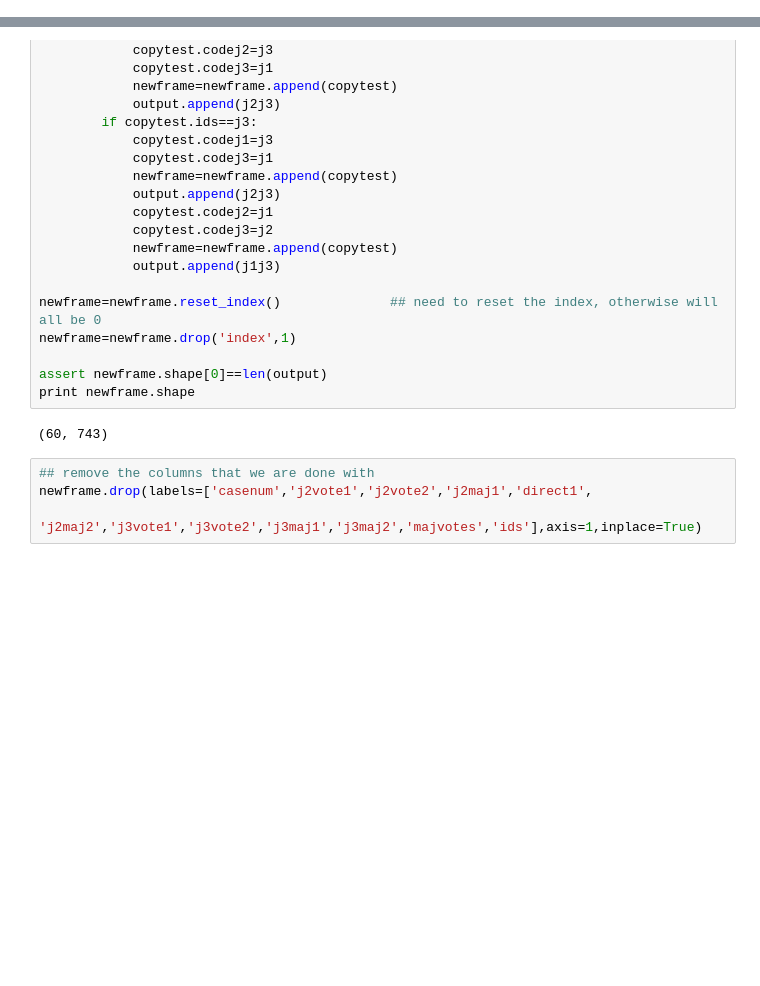
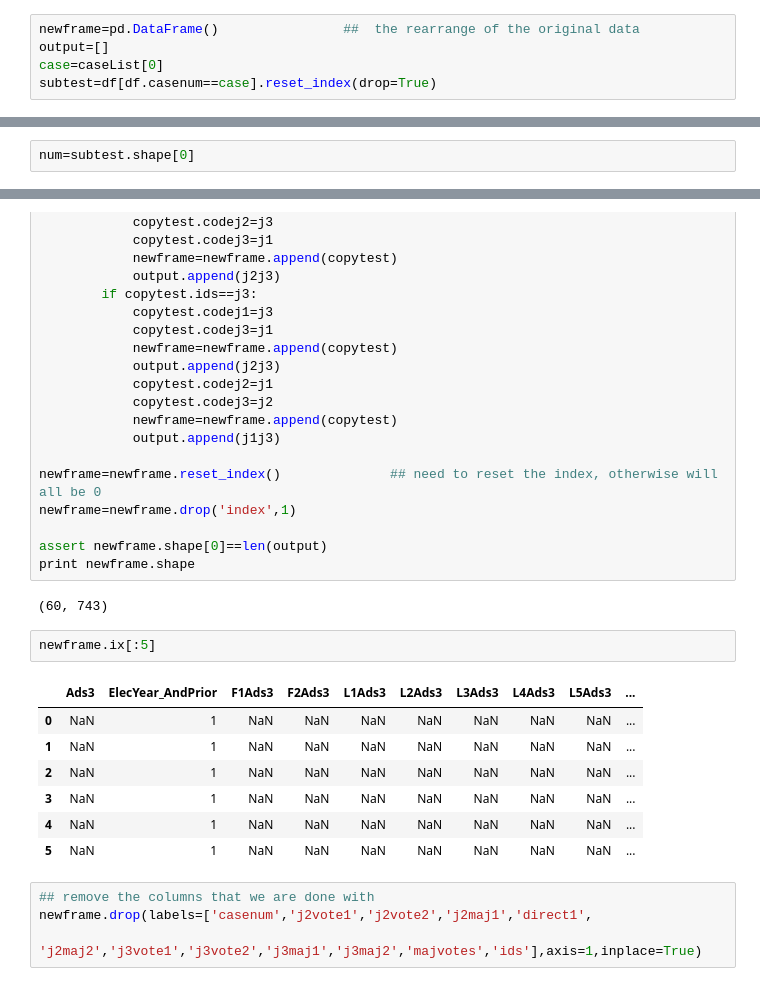
Before and after one commit to adithyap/mlcs16, a Jupyter notebook: votelist3.5.ipynb, the cells around one changed output, grey strips where cells are left out. Drawn from its saved outputs; the diff is of its cells as text; blank space fills up the shorter version.

```diff
--- a/votelist3.5.ipynb
+++ b/votelist3.5.ipynb
@@ -60,0 +100,5 @@ print len(caseList)
+# %%
+newframe=pd.DataFrame()                ##  the rearrange of the original data
+output=[]
+case=caseList[0]
+subtest=df[df.casenum==case].reset_index(drop=True)
@@ -61,3 +119,5 @@ print len(caseList)
+# %%
+num=subtest.shape[0]
 # %%
 ## on my computer, about 0.5 second per case
 ## there will be 6 rows for each case. codej1 correspond to primary judge
@@ -126,6 +186,16 @@ assert newframe.shape[0]==len(output)
 print newframe.shape
 # %% [output]
 (60, 743)
+# %%
+newframe.ix[:5]
+# %% [output]
+|  | Ads3 | ElecYear_AndPrior | F1Ads3 | F2Ads3 | L1Ads3 | L2Ads3 | L3Ads3 | L4Ads3 | L5Ads3 | ... |
+| 0 | NaN | 1 | NaN | NaN | NaN | NaN | NaN | NaN | NaN | ... |
+| 1 | NaN | 1 | NaN | NaN | NaN | NaN | NaN | NaN | NaN | ... |
+| 2 | NaN | 1 | NaN | NaN | NaN | NaN | NaN | NaN | NaN | ... |
+| 3 | NaN | 1 | NaN | NaN | NaN | NaN | NaN | NaN | NaN | ... |
+| 4 | NaN | 1 | NaN | NaN | NaN | NaN | NaN | NaN | NaN | ... |
+| 5 | NaN | 1 | NaN | NaN | NaN | NaN | NaN | NaN | NaN | ... |
 # %%
 ## remove the columns that we are done with
 newframe.drop(labels=['casenum','j2vote1','j2vote2','j2maj1','direct1',
```
Also changed, not shown: parts of 8 cells of this notebook, 3 other files.
